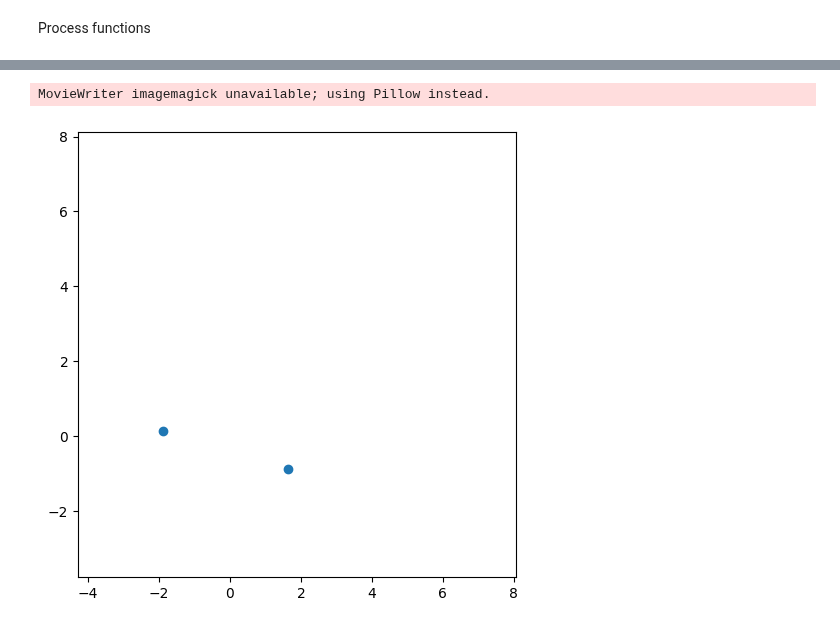
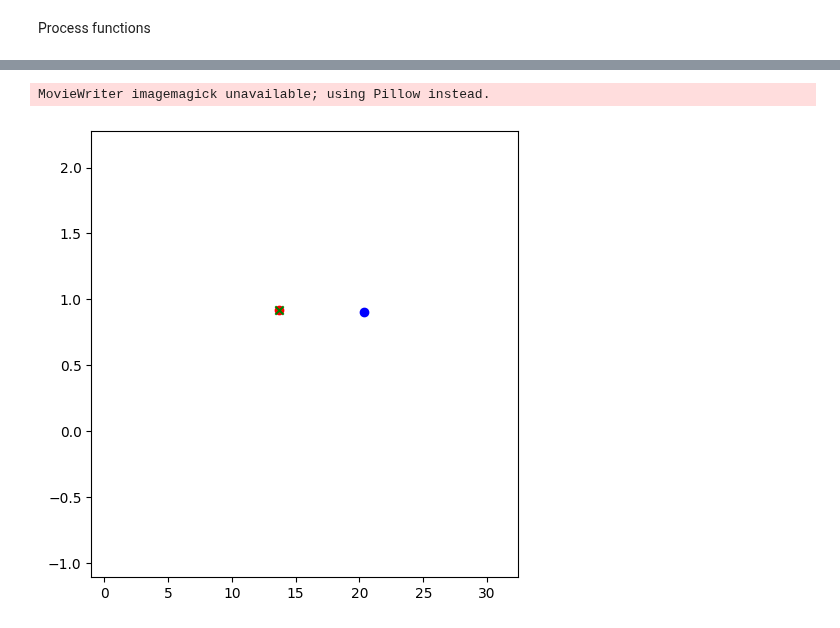
Before and after one commit to Stevan-LS/Online-DaDiL, a Jupyter notebook: Online GMM/Online GMM.ipynb, the cells around one changed output, grey strips where cells are left out. Cells and saved outputs as stored; diff of their text form; code cells hidden in the pictures.

```diff
--- a/Online GMM/Online GMM.ipynb
+++ b/Online GMM/Online GMM.ipynb
@@ -354,7 +366,7 @@ def online_precise_GMM(X):
     for i in range(2, n):
         print(i)
         ecdf = ecdf_update(X[i], ecdf)
-        new_gaussian = (X[i], np.eye(2) / 10, 1)
+        new_gaussian = (X[i], point_covariance_matrix, 1)
         precise_GMM.append(new_gaussian)
         precise_GMM = precise_GMM_reduction(precise_GMM, ecdf, precise_fidelity_threshold)
         gauss_history.append([precise_GMM[i][0] for i in range(len(precise_GMM))])
@@ -398,0 +390,6 @@ result = online_precise_GMM(X)
+# %%
+X = np.random.permutation(X_arc)
+xmin, ymin = np.min(X, axis=0)[0], np.min(X, axis=0)[1]
+xmax, ymax = np.max(X, axis=0)[0], np.max(X, axis=0)[1]
+
+result = online_precise_GMM(X)
@@ -408,2 +450,2 @@ plt.tight_layout()
 # %%
-[result[0][i][2] for i in range(len(result[0]))]
+frames = [(np.array(result[2][i]), X[i+1]) for i in range(len(result[2]))]
@@ -428,2 +451,0 @@ plt.tight_layout()
-# %%
-frames = [np.array(result[2][i]) for i in range(len(result[2]))]
@@ -430,19 +455,21 @@ frames = [np.array(result[2][i]) for i in range(len(result[2]))]
 # %%
 fig, ax = plt.subplots(1, 1, figsize=(5, 5))
 
 def update(frame):
     # clear the axis each frame
     ax.clear()
 
     # replot things
-    ax.scatter(frame[:, 0], frame[:, 1])
+    ax.scatter(frame[0][:-1, 0], frame[0][:-1, 1], color='blue')
+    ax.scatter(frame[0][-1, 0], frame[0][-1, 1], color='red')
+    ax.scatter(frame[1][0], frame[1][1], color='green', marker='x')
     ax.set_xlim([xmin - 1, xmax + 1])
     ax.set_ylim([ymin - 1, ymax + 1])
     plt.tight_layout()
 
 anim = FuncAnimation(fig, update, frames=frames, interval=10000)
 
-anim.save('./animation.gif', writer='imagemagick', fps=5)
+anim.save('./animation.gif', writer='imagemagick', fps=10)
 # %% [output]
 MovieWriter imagemagick unavailable; using Pillow instead.
-[figure, old version]
+[figure, new version]
```
Also changed, not shown: parts of 12 cells of this notebook, 1 other file.
